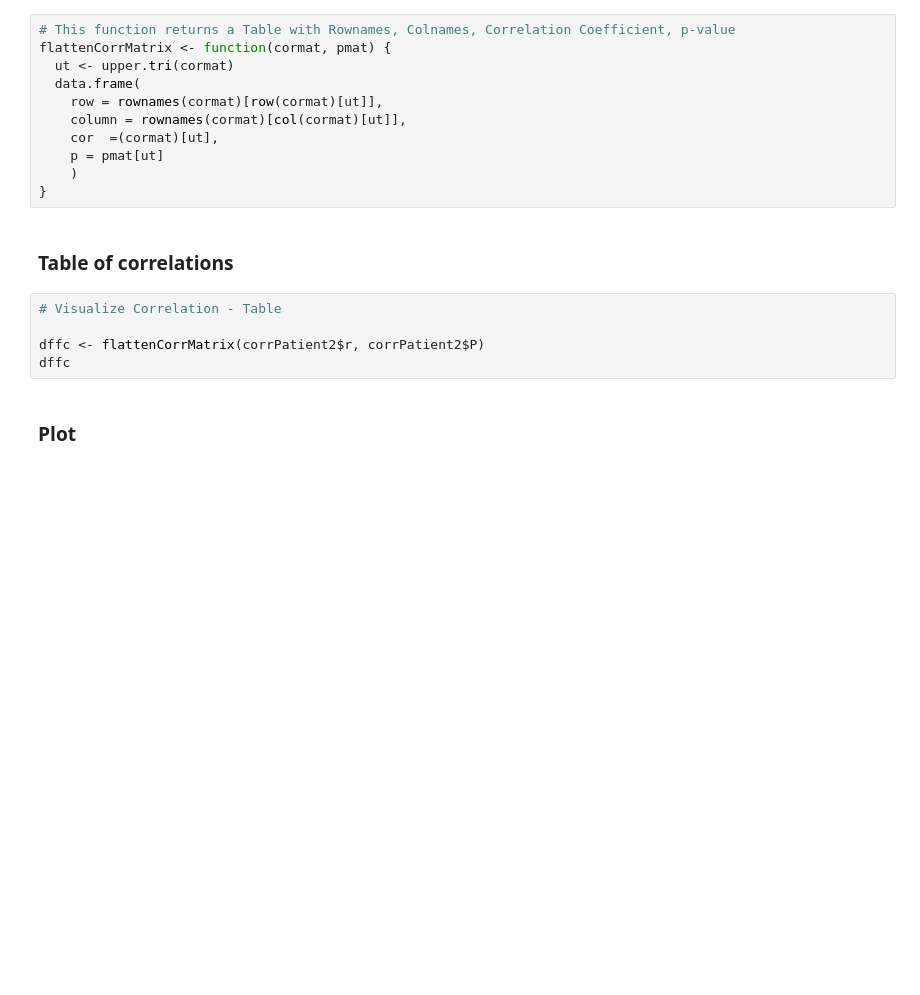
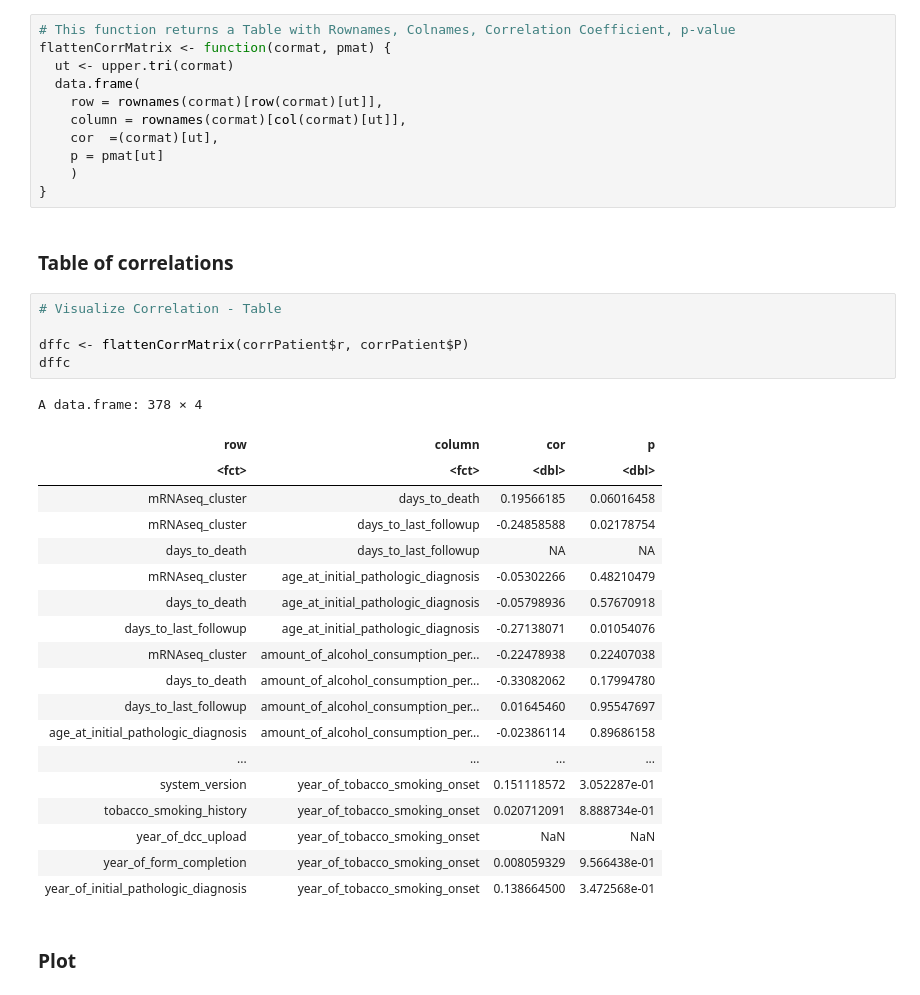
Before and after one commit to markmartorilopez/BigDataAnalytics_R, a Jupyter notebook: BigDataAnalytics_Project2021.ipynb, the cells around one changed output. Saved outputs shown, nothing was run; the diff lists cells and outputs as text; blank space fills up the shorter version.

```diff
--- a/BigDataAnalytics_Project2021.ipynb
+++ b/BigDataAnalytics_Project2021.ipynb
@@ -339,8 +342,28 @@ flattenCorrMatrix <- function(cormat, pmat) {
 # %%
 # Visualize Correlation - Table
 
-dffc <- flattenCorrMatrix(corrPatient2$r, corrPatient2$P)
+dffc <- flattenCorrMatrix(corrPatient$r, corrPatient$P)
 dffc
+# %% [output]
+A data.frame: 378 × 4
+| row | column | cor | p |
+| <fct> | <fct> | <dbl> | <dbl> |
+| mRNAseq_cluster | days_to_death | 0.19566185 | 0.06016458 |
+| mRNAseq_cluster | days_to_last_followup | -0.24858588 | 0.02178754 |
+| days_to_death | days_to_last_followup | NA | NA |
+| mRNAseq_cluster | age_at_initial_pathologic_diagnosis | -0.05302266 | 0.48210479 |
+| days_to_death | age_at_initial_pathologic_diagnosis | -0.05798936 | 0.57670918 |
+| days_to_last_followup | age_at_initial_pathologic_diagnosis | -0.27138071 | 0.01054076 |
+| mRNAseq_cluster | amount_of_alcohol_consumption_per... | -0.22478938 | 0.22407038 |
+| days_to_death | amount_of_alcohol_consumption_per... | -0.33082062 | 0.17994780 |
+| days_to_last_followup | amount_of_alcohol_consumption_per... | 0.01645460 | 0.95547697 |
+| age_at_initial_pathologic_diagnosis | amount_of_alcohol_consumption_per... | -0.02386114 | 0.89686158 |
+| ... | ... | ... | ... |
+| system_version | year_of_tobacco_smoking_onset | 0.151118572 | 3.052287e-01 |
+| tobacco_smoking_history | year_of_tobacco_smoking_onset | 0.020712091 | 8.888734e-01 |
+| year_of_dcc_upload | year_of_tobacco_smoking_onset | NaN | NaN |
+| year_of_form_completion | year_of_tobacco_smoking_onset | 0.008059329 | 9.566438e-01 |
+| year_of_initial_pathologic_diagnosis | year_of_tobacco_smoking_onset | 0.138664500 | 3.472568e-01 |
 # %% [markdown]
 ### Plot
 # %%
```
Also changed, not shown: parts of 3 cells of this notebook.
